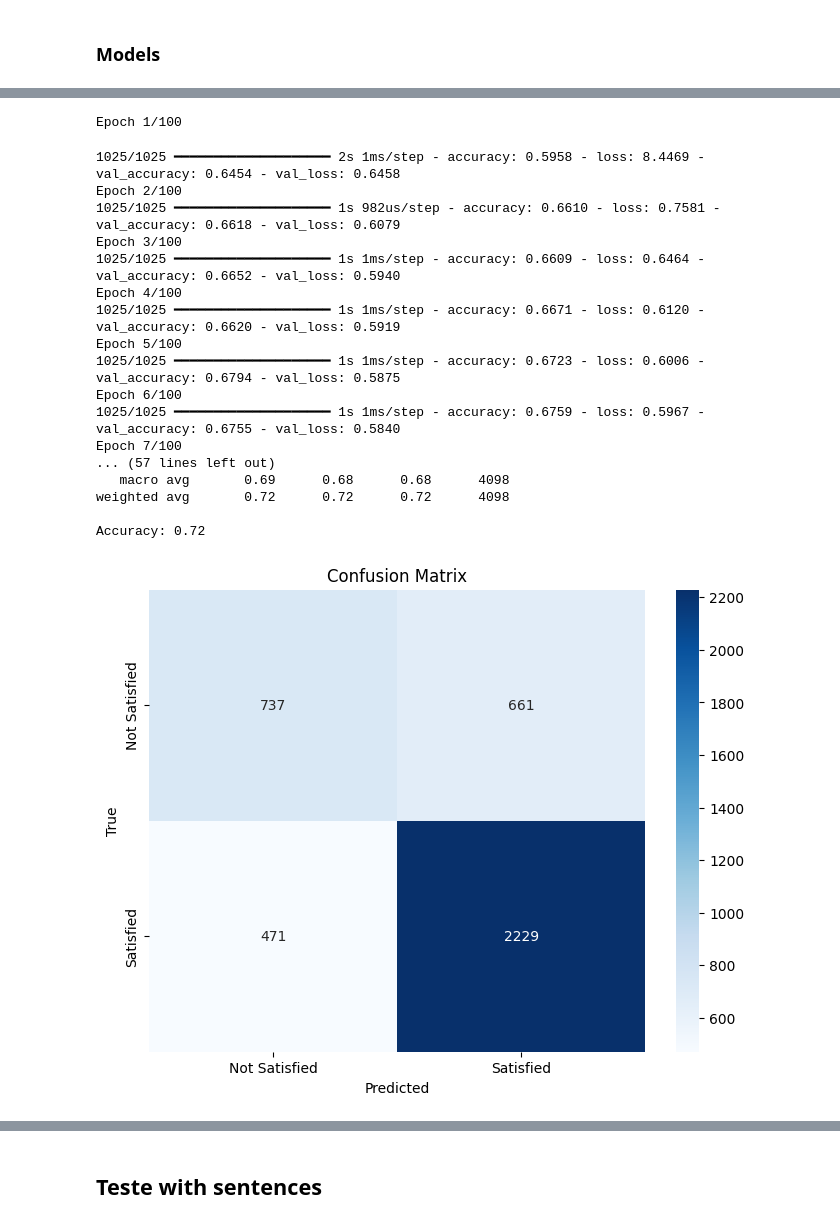
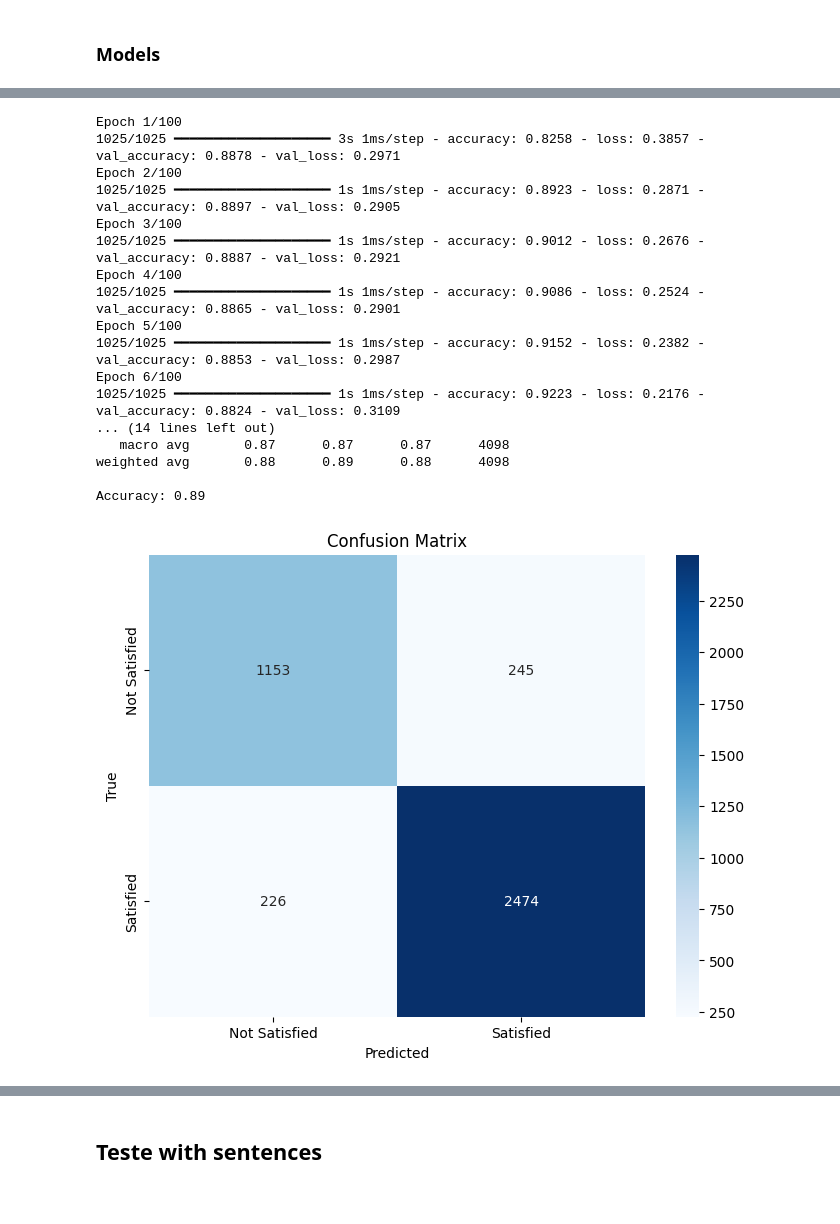
Before and after one commit to IvonLuiz/brazilian-e-commerce-nlp-deep-learning, a Jupyter notebook: e-commerce_nlp.ipynb, the cells around one changed output, grey strips where cells are left out. Cells and saved outputs as stored; diff of their text form; code cells hidden in the pictures.

```diff
--- a/e-commerce_nlp.ipynb
+++ b/e-commerce_nlp.ipynb
@@ -791,7 +732,7 @@ param_grid = {
 # %%
 def create_lstm_model(num_layers, units_per_layer, input_shape):
     model = models.Sequential()
-
+    lstm_model.add(layers.Embedding(input_dim=len(tokenizer.word_index) + 1, output_dim=50, input_length=max_length))
     # Adiciona a camada de Embedding sem o argumento `input_length`
     model.add(layers.Embedding(input_dim=input_shape[0], output_dim=50))
 
@@ -1267,7 +1202,7 @@ text_pipeline = Pipeline([
 # %%
 X = df_comments['comment']
 
-X_transformed = text_pipeline.fit_transform(X)
+X_transformed = text_pipeline.fit_transform(reviews_final)
 # %%
 X_train_trans, X_val_trans, X_test_trans, y_train_trans, y_val_trans, y_test_trans = train_val_test_split(X_transformed, y)
 # %%
@@ -1365,19 +1304,18 @@ model = models.Sequential([
     layers.Dense(128, activation='relu'),
     layers.Dropout(0.3),
     layers.Dense(64, activation='relu'),
-    layers.Dense(2, activation='softmax')  # Para classificação binária
+    layers.Dense(2, activation='softmax')
 ])
 
 model.compile(optimizer='adam', loss='sparse_categorical_crossentropy', metrics=['accuracy'])
+model.fit(X_train_trans, y_train_trans, epochs=100, batch_size=32, validation_data=(X_val_trans, y_val_trans), callbacks=early_stopping)
 
-model.fit(X_train_trans, y_train_trans, epochs=100, batch_size=32, validation_data=(X_val, y_val), callbacks=early_stopping)
+# Model evaluation
+y_pred = model.predict(X_test_trans)
+y_pred_binary = np.where(y_pred[:,1] >= 0.5, 1, 0)
 
-y_pred = model.predict(X_test)
+correct, incorrect = get_correct_and_incorrect(X_array, y_test_trans, y_pred_binary)
 
-# Avaliação do modelo
-y_pred_binary = np.where(y_pred[:,1] >= 0.5, 1, 0)
-evaluate_model(y_test, y_pred_binary)
-
-display_predictions(df_test, y_test, y_pred_binary)
+evaluate_model(y_test_trans, y_pred_binary)
 # %% [output]
 Epoch 1/100
@@ -1389,54 +1339,43 @@ Input 0 of layer "dense_9" is incompatible with the layer: expected axis -1 of i
 # %%
 model = models.Sequential([
-    layers.Dense(254, activation='relu', input_shape=(X_train.shape[1],)),
+    layers.Dense(254, activation='relu'),
     layers.Dropout(0.3),
     layers.Dense(128, activation='relu'),
     layers.Dropout(0.3),
     layers.Dense(128, activation='relu'),
     layers.Dropout(0.3),
     layers.Dense(64, activation='relu'),
     layers.Dropout(0.3),
     layers.Dense(32, activation='relu'),
-    layers.Dense(2, activation='softmax')  # Para classificação binária
+    layers.Dense(2, activation='softmax')
 ])
 
-# Compilar o modelo
 model.compile(optimizer='adam', loss='sparse_categorical_crossentropy', metrics=['accuracy'])
+model.fit(X_train_trans, y_train_trans, epochs=100, batch_size=32, validation_data=(X_val_trans, y_val_trans), callbacks=early_stopping)
 
-# Treinar o modelo
-model.fit(X_train, y_train, epochs=100, batch_size=32, validation_data=(X_val, y_val), callbacks=early_stopping)
+# Model evaluation
+y_pred = model.predict(X_test_trans)
+y_pred_binary = np.where(y_pred[:,1] >= 0.5, 1, 0)
 
-y_pred = model.predict(X_test)
+correct, incorrect = get_correct_and_incorrect(X_array, y_test_trans, y_pred_binary)
 
-# Avaliação do modelo
-y_pred_binary = np.where(y_pred[:,1] >= 0.5, 1, 0)
-evaluate_model(y_test, y_pred_binary)
-
-# Visualizar exemplos
-df_test = pd.DataFrame(reviews_final).iloc[y_test.index]
-df_test['true_label'] = y_test.values
-df_test['predicted_label'] = y_pred_binary
-df_test.columns = ['comment' if i == 0 else col for i, col in enumerate(df_test.columns)]
-
-
-display_predictions(df_test, y_test, y_pred_binary)
+evaluate_model(y_test_trans, y_pred_binary)
 # %% [output]
 Epoch 1/100
+1025/1025 ━━━━━━━━━━━━━━━━━━━━ 3s 1ms/step - accuracy: 0.8258 - loss: 0.3857 - val_accuracy: 0.8878 - val_loss: 0.2971
+Epoch 2/100
+1025/1025 ━━━━━━━━━━━━━━━━━━━━ 1s 1ms/step - accuracy: 0.8923 - loss: 0.2871 - val_accuracy: 0.8897 - val_loss: 0.2905
+Epoch 3/100
+1025/1025 ━━━━━━━━━━━━━━━━━━━━ 1s 1ms/step - accuracy: 0.9012 - loss: 0.2676 - val_accuracy: 0.8887 - val_loss: 0.2921
+Epoch 4/100
+1025/1025 ━━━━━━━━━━━━━━━━━━━━ 1s 1ms/step - accuracy: 0.9086 - loss: 0.2524 - val_accuracy: 0.8865 - val_loss: 0.2901
+Epoch 5/100
+1025/1025 ━━━━━━━━━━━━━━━━━━━━ 1s 1ms/step - accuracy: 0.9152 - loss: 0.2382 - val_accuracy: 0.8853 - val_loss: 0.2987
+Epoch 6/100
+1025/1025 ━━━━━━━━━━━━━━━━━━━━ 1s 1ms/step - accuracy: 0.9223 - loss: 0.2176 - val_accuracy: 0.8824 - val_loss: 0.3109
+... (14 lines left out)
+   macro avg       0.87      0.87      0.87      4098
+weighted avg       0.88      0.89      0.88      4098
+
+Accuracy: 0.89
-1025/1025 ━━━━━━━━━━━━━━━━━━━━ 2s 1ms/step - accuracy: 0.5958 - loss: 8.4469 - val_accuracy: 0.6454 - val_loss: 0.6458
-Epoch 2/100
-1025/1025 ━━━━━━━━━━━━━━━━━━━━ 1s 982us/step - accuracy: 0.6610 - loss: 0.7581 - val_accuracy: 0.6618 - val_loss: 0.6079
-Epoch 3/100
-1025/1025 ━━━━━━━━━━━━━━━━━━━━ 1s 1ms/step - accuracy: 0.6609 - loss: 0.6464 - val_accuracy: 0.6652 - val_loss: 0.5940
-Epoch 4/100
-1025/1025 ━━━━━━━━━━━━━━━━━━━━ 1s 1ms/step - accuracy: 0.6671 - loss: 0.6120 - val_accuracy: 0.6620 - val_loss: 0.5919
-Epoch 5/100
-1025/1025 ━━━━━━━━━━━━━━━━━━━━ 1s 1ms/step - accuracy: 0.6723 - loss: 0.6006 - val_accuracy: 0.6794 - val_loss: 0.5875
-Epoch 6/100
-1025/1025 ━━━━━━━━━━━━━━━━━━━━ 1s 1ms/step - accuracy: 0.6759 - loss: 0.5967 - val_accuracy: 0.6755 - val_loss: 0.5840
-Epoch 7/100
-... (57 lines left out)
-   macro avg       0.69      0.68      0.68      4098
-weighted avg       0.72      0.72      0.72      4098
-
-Accuracy: 0.72
-[figure, old version]
+[figure, new version]
```
Also changed, not shown: parts of 45 cells of this notebook.
